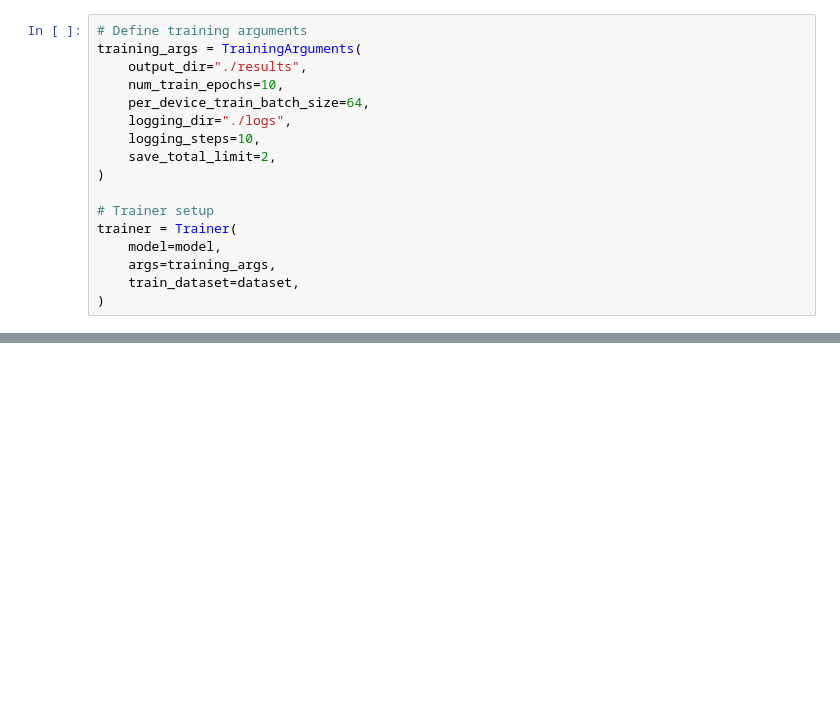
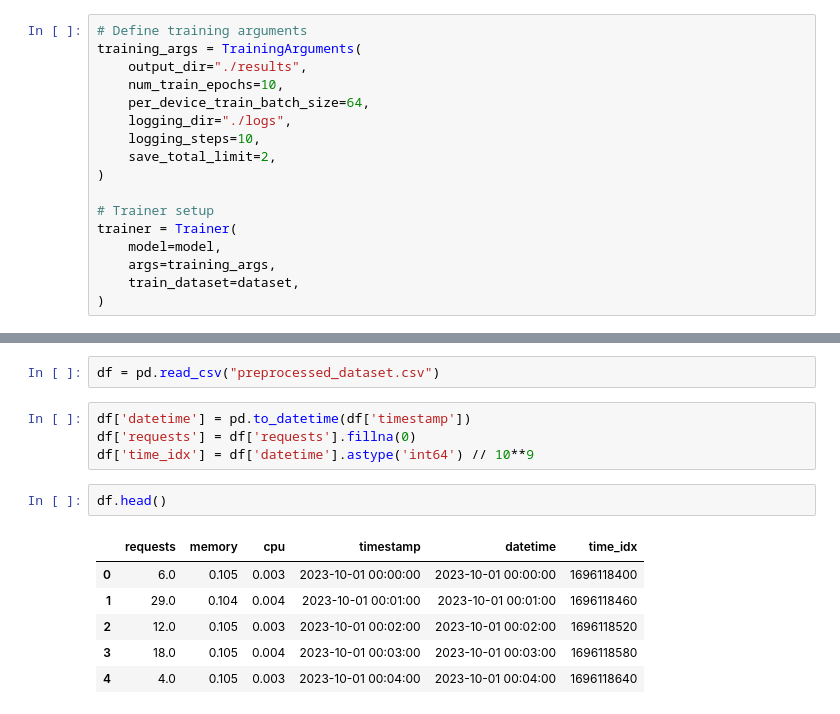
Before and after one commit to Suraez/time_series, a Jupyter notebook: try.ipynb, the cells around one changed output, grey strips where cells are left out. Drawn from its saved outputs; the diff is of its cells as text; blank space fills up the shorter version.

```diff
--- a/try.ipynb
+++ b/try.ipynb
@@ -252,0 +387,15 @@ RuntimeError: Tensors must have same number of dimensions: got 3 and 2
+# %%
+df = pd.read_csv("preprocessed_dataset.csv")
+# %%
+df['datetime'] = pd.to_datetime(df['timestamp'])
+df['requests'] = df['requests'].fillna(0)
+df['time_idx'] = df['datetime'].astype('int64') // 10**9
+# %%
+df.head()
+# %% [output]
+|  | requests | memory | cpu | timestamp | datetime | time_idx |
+| 0 | 6.0 | 0.105 | 0.003 | 2023-10-01 00:00:00 | 2023-10-01 00:00:00 | 1696118400 |
+| 1 | 29.0 | 0.104 | 0.004 | 2023-10-01 00:01:00 | 2023-10-01 00:01:00 | 1696118460 |
+| 2 | 12.0 | 0.105 | 0.003 | 2023-10-01 00:02:00 | 2023-10-01 00:02:00 | 1696118520 |
+| 3 | 18.0 | 0.105 | 0.004 | 2023-10-01 00:03:00 | 2023-10-01 00:03:00 | 1696118580 |
+| 4 | 4.0 | 0.105 | 0.003 | 2023-10-01 00:04:00 | 2023-10-01 00:04:00 | 1696118640 |
```
Also changed, not shown: parts of 13 cells of this notebook.
